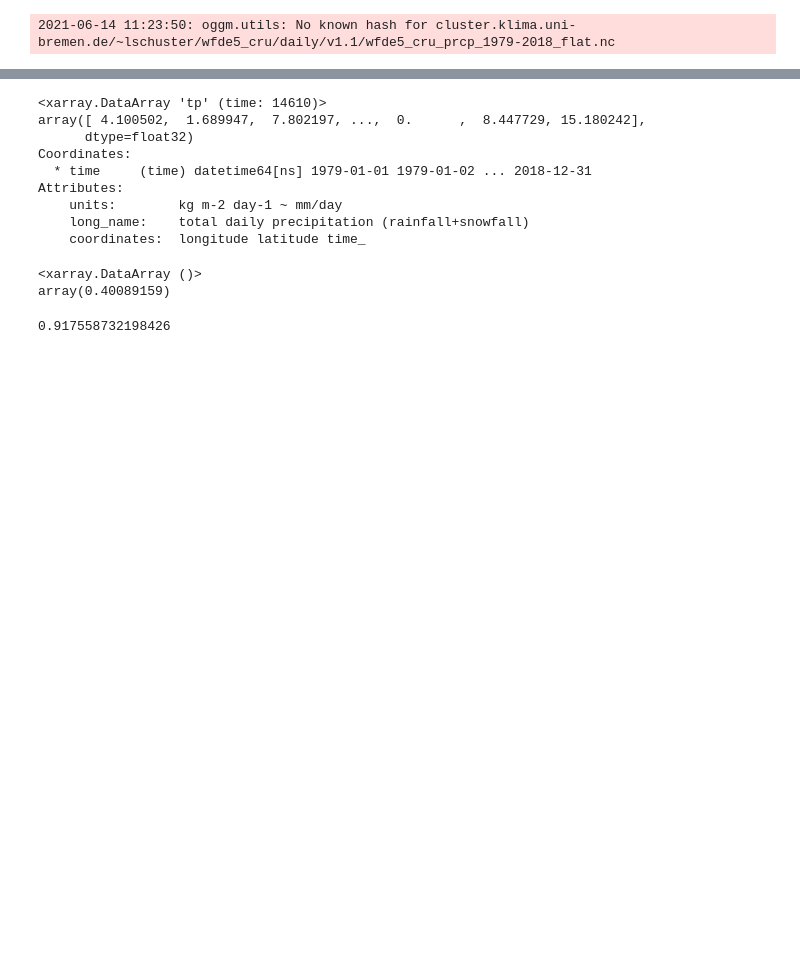
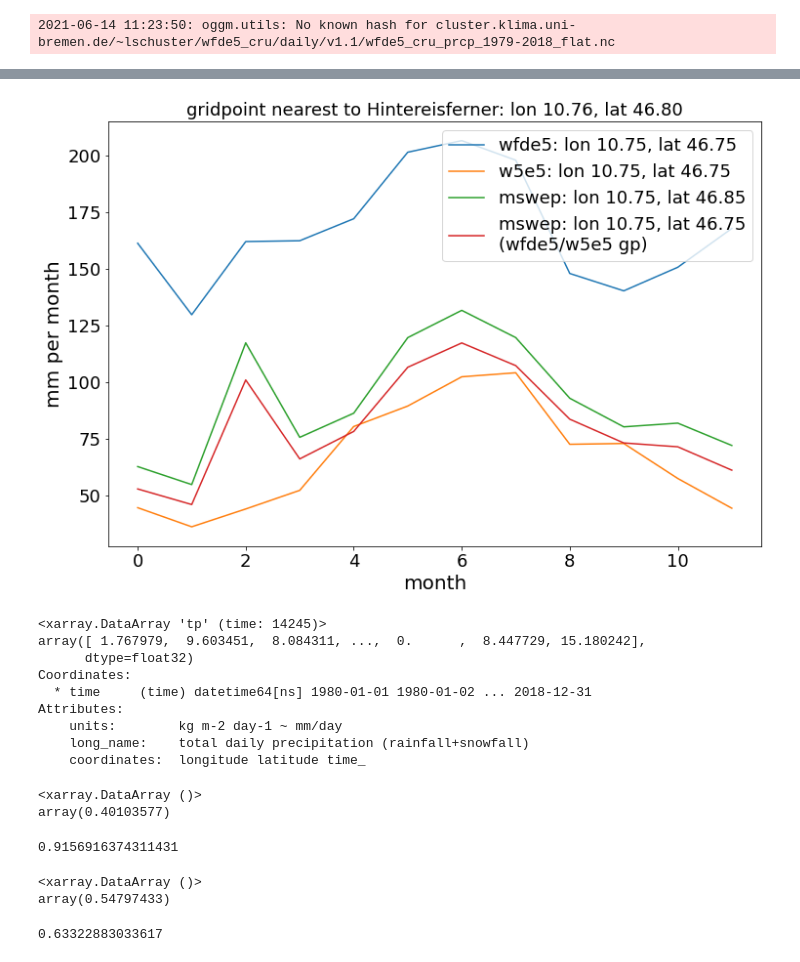
Before and after one commit to OGGM/massbalance-sandbox, a Jupyter notebook: docs/hydro_compatibility/hydro_compatibility_workflow.ipynb, the cells around one changed output, grey strips where cells are left out. Saved outputs shown, nothing was run; the diff lists cells and outputs as text; code cells hidden in the pictures; blank space fills up the shorter version.

```diff
--- a/docs/hydro_compatibility/hydro_compatibility_workflow.ipynb
+++ b/docs/hydro_compatibility/hydro_compatibility_workflow.ipynb
@@ -498,11 +523,55 @@ Coordinates:
+# %%
+from oggm.cfg import SEC_IN_YEAR, SEC_IN_MONTH, SEC_IN_DAY
+from MBsandbox.mbmod_daily_oneflowline import get_w5e5_file
+lon, lat = (10.7584, 46.8003)
+
+wfde5_pr_all = xr.open_dataset(get_w5e5_file(dataset='WFDE5_CRU_daily', var='prcp'))# .tp
+c = (wfde5_pr_all.longitude - lon)**2 + (wfde5_pr_all.latitude - lat)**2
+lat_wfde5, lon_wfde5 = (wfde5_pr_all.isel(points=c.argmin()).latitude, wfde5_pr_all.isel(points=c.argmin()).longitude)
+wfde5_pr = wfde5_pr_all.isel(points=c.argmin()).sel(time=slice('1980', '2018')).tp # this is already in mm
+# based on CRU
+
+w5e5_pr_all = xr.open_dataset(get_w5e5_file(dataset='W5E5_daily', var='prcp')) #.pr
+c = (w5e5_pr_all.longitude - lon)**2 + (w5e5_pr_all.latitude - lat)**2
+lat_w5e5, lon_w5e5 = (w5e5_pr_all.isel(points=c.argmin()).latitude, w5e5_pr_all.isel(points=c.argmin()).longitude)
+w5e5_pr = w5e5_pr_all.isel(points=c.argmin()).sel(time=slice('1980', '2018')).pr *SEC_IN_DAY
+# based on GPCC prcp correction!!!
+
+w5e5_mswep_pr_all = xr.open_dataset(get_w5e5_file(dataset='MSWEP_daily', var='prcp')) #.pr
+c = (w5e5_mswep_pr_all.longitude - lon)**2 + (w5e5_mswep_pr_all.latitude - lat)**2
+lat_w5e5_mswep, lon_w5e5_mswep = (w5e5_mswep_pr_all.isel(points=c.argmin()).latitude, w5e5_mswep_pr_all.isel(points=c.argmin()).longitude)
+w5e5_mswep_pr = w5e5_mswep_pr_all.isel(points=c.argmin()).sel(time=slice('1980', '2018')).pr *SEC_IN_DAY
+# based on mswep prcp
+
+# choosing wfde5/w5e5 gridpoint:
+w5e5_mswep_pr_wfde5_gp = xr.open_dataset(get_w5e5_file(dataset='MSWEP_daily', var='prcp')) #.pr
+c = (w5e5_mswep_pr_wfde5_gp.longitude - lon_wfde5)**2 + (w5e5_mswep_pr_wfde5_gp.latitude - lat_wfde5)**2
+w5e5_mswep_pr_wfde5_gp = w5e5_mswep_pr_wfde5_gp.isel(points=c.argmin()).sel(time=slice('1980', '2018')).pr *SEC_IN_DAY
+# %%
+day_in_m= wfde5_pr.resample({'time':'MS'}).mean().time.dt.days_in_month[:12].values
+# %%
+plt.figure(figsize=(12,8))
+plt.plot(wfde5_pr.groupby('time.month').mean()*day_in_m, label='wfde5: lon {:0.2f}, lat {:0.2f}'.format(lon_wfde5.values, lat_wfde5.values))
+plt.plot(w5e5_pr.groupby('time.month').mean()*day_in_m, label='w5e5: lon {:0.2f}, lat {:0.2f}'.format(lon_w5e5.values, lat_w5e5.values))
+plt.plot(w5e5_mswep_pr.groupby('time.month').mean()*day_in_m, label='mswep: lon {:0.2f}, lat {:0.2f}'.format(lon_w5e5_mswep.values,
+                                                                                                             lat_w5e5_mswep.values))
+plt.plot(w5e5_mswep_pr_wfde5_gp.groupby('time.month').mean()*day_in_m, label='mswep: lon {:0.2f}, lat {:0.2f}\n(wfde5/w5e5 gp)'.format(lon_wfde5.values,
+                                                                                                             lat_wfde5.values))
+plt.legend()
+plt.ylabel('mm per month')
+plt.xlabel('month')
+plt.title('gridpoint nearest to Hintereisferner: lon {:0.2f}, lat {:0.2f}'.format(lon, lat))
+plt.savefig('hef_wfde5_w5e5_mswep_comparison.png')
+# %% [output]
+[figure, added]
 # %%
 wfde5_pr
 # %% [output]
-<xarray.DataArray 'tp' (time: 14610)>
-array([ 4.100502,  1.689947,  7.802197, ...,  0.      ,  8.447729, 15.180242],
+<xarray.DataArray 'tp' (time: 14245)>
+array([ 1.767979,  9.603451,  8.084311, ...,  0.      ,  8.447729, 15.180242],
       dtype=float32)
 Coordinates:
-  * time     (time) datetime64[ns] 1979-01-01 1979-01-02 ... 2018-12-31
+  * time     (time) datetime64[ns] 1980-01-01 1980-01-02 ... 2018-12-31
 Attributes:
     units:        kg m-2 day-1 ~ mm/day
     long_name:    total daily precipitation (rainfall+snowfall)
@@ -512,9 +581,18 @@ w5e5_pr.mean() / wfde5_pr.mean()
 #ratio of w5e5 to wfde5, that means GPCC versus CRU???
 # %% [output]
 <xarray.DataArray ()>
-array(0.40089159)
+array(0.40103577)
 # %%
 utils.corrcoef(w5e5_pr.values, wfde5_pr.values)
 # %% [output]
-0.917558732198426
+0.9156916374311431
+# %%
+w5e5_mswep_pr.mean() / wfde5_pr.mean()
+# %% [output]
+<xarray.DataArray ()>
+array(0.54797433)
+# %%
+utils.corrcoef(w5e5_mswep_pr.values, wfde5_pr.values)
+# %% [output]
+0.63322883033617
 # %% [markdown]
```
Also changed, not shown: parts of 22 cells of this notebook, 6 other files.
